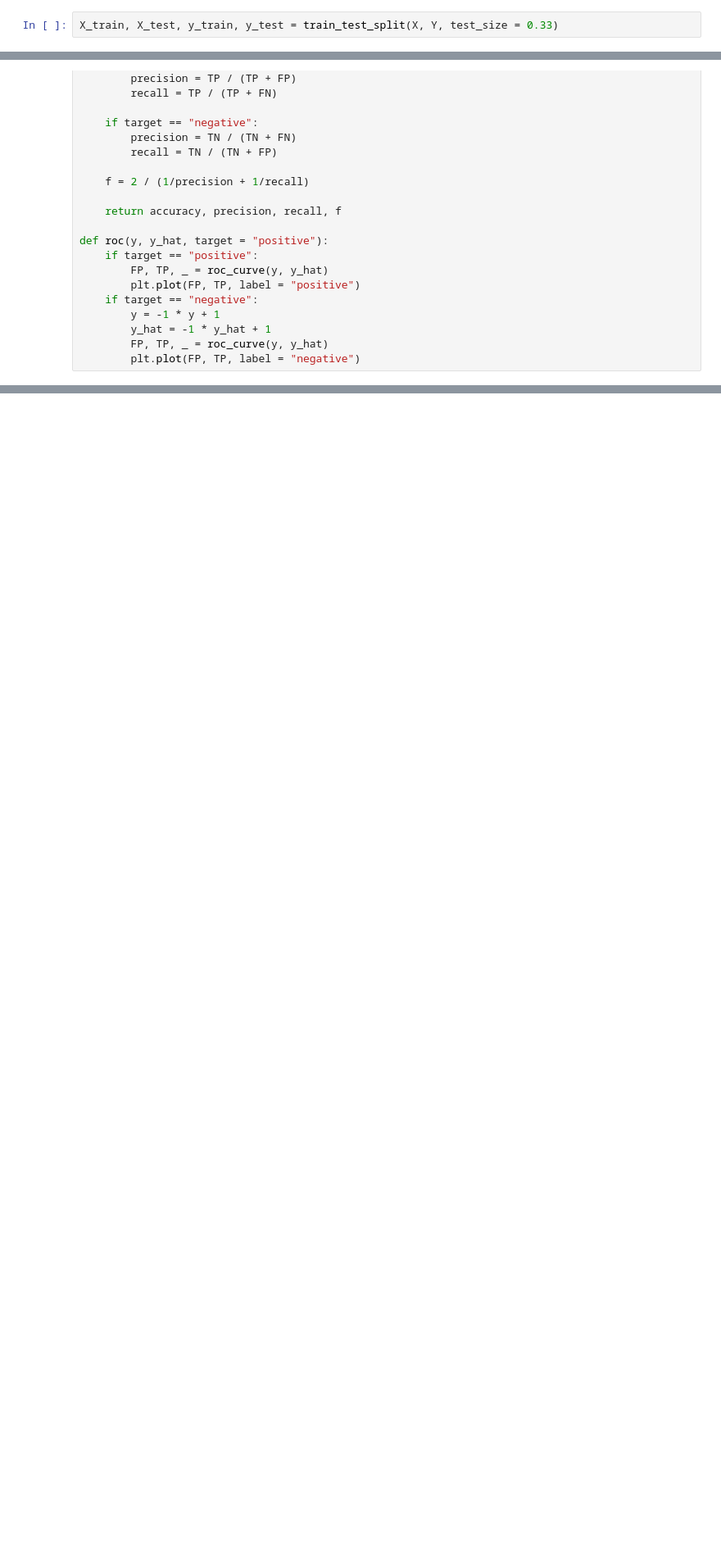
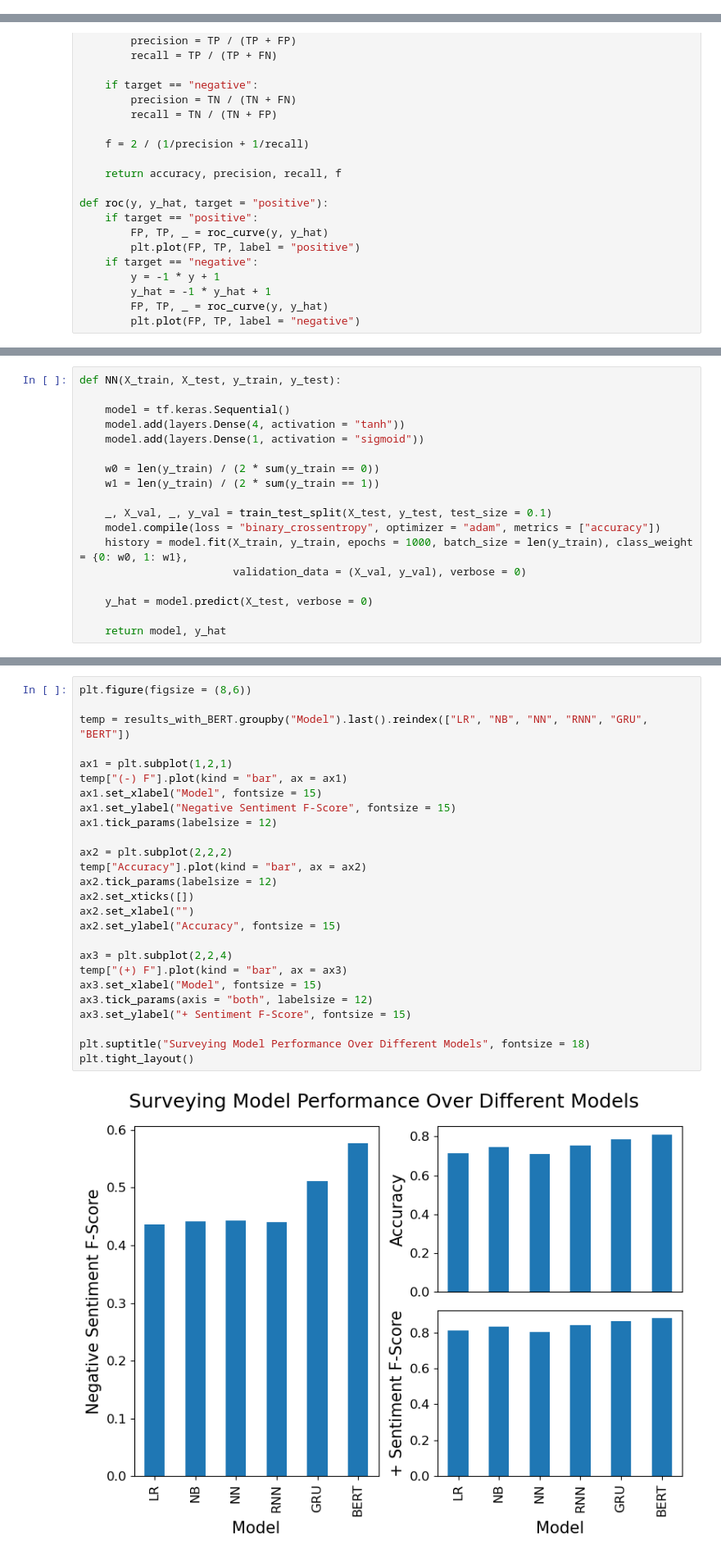
Before and after one commit to evgerritz/amazon-sentiment-analysis, a Jupyter notebook: LING_227_Final_Project_Code.ipynb, the cells around one changed output, grey strips where cells are left out. Shown: that part at 82% size. Cells and saved outputs as stored; diff of their text form; blank space fills up the shorter version.

```diff
--- a/LING_227_Final_Project_Code.ipynb
+++ b/LING_227_Final_Project_Code.ipynb
@@ -81,2 +92,0 @@ Y = np.where(df.overall <= 3, 0, 1)
-# %%
-X_train, X_test, y_train, y_test = train_test_split(X, Y, test_size = 0.33)
@@ -261,0 +204,18 @@ Negative Metrics:
+# %%
+def NN(X_train, X_test, y_train, y_test):
+
+    model = tf.keras.Sequential()
+    model.add(layers.Dense(4, activation = "tanh"))
+    model.add(layers.Dense(1, activation = "sigmoid"))
+
+    w0 = len(y_train) / (2 * sum(y_train == 0))
+    w1 = len(y_train) / (2 * sum(y_train == 1))
+
+    _, X_val, _, y_val = train_test_split(X_test, y_test, test_size = 0.1)
+    model.compile(loss = "binary_crossentropy", optimizer = "adam", metrics = ["accuracy"])
+    history = model.fit(X_train, y_train, epochs = 1000, batch_size = len(y_train), class_weight = {0: w0, 1: w1},
+                        validation_data = (X_val, y_val), verbose = 0)
+
+    y_hat = model.predict(X_test, verbose = 0)
+
+    return model, y_hat
@@ -261,0 +361,28 @@ Negative Metrics:
+# %%
+plt.figure(figsize = (8,6))
+
+temp = results_with_BERT.groupby("Model").last().reindex(["LR", "NB", "NN", "RNN", "GRU", "BERT"])
+
+ax1 = plt.subplot(1,2,1)
+temp["(-) F"].plot(kind = "bar", ax = ax1)
+ax1.set_xlabel("Model", fontsize = 15)
+ax1.set_ylabel("Negative Sentiment F-Score", fontsize = 15)
+ax1.tick_params(labelsize = 12)
+
+ax2 = plt.subplot(2,2,2)
+temp["Accuracy"].plot(kind = "bar", ax = ax2)
+ax2.tick_params(labelsize = 12)
+ax2.set_xticks([])
+ax2.set_xlabel("")
+ax2.set_ylabel("Accuracy", fontsize = 15)
+
+ax3 = plt.subplot(2,2,4)
+temp["(+) F"].plot(kind = "bar", ax = ax3)
+ax3.set_xlabel("Model", fontsize = 15)
+ax3.tick_params(axis = "both", labelsize = 12)
+ax3.set_ylabel("+ Sentiment F-Score", fontsize = 15)
+
+plt.suptitle("Surveying Model Performance Over Different Models", fontsize = 18)
+plt.tight_layout()
+# %% [output]
+[figure, added]
```
Also changed, not shown: parts of 53 cells of this notebook, 2 other files.
